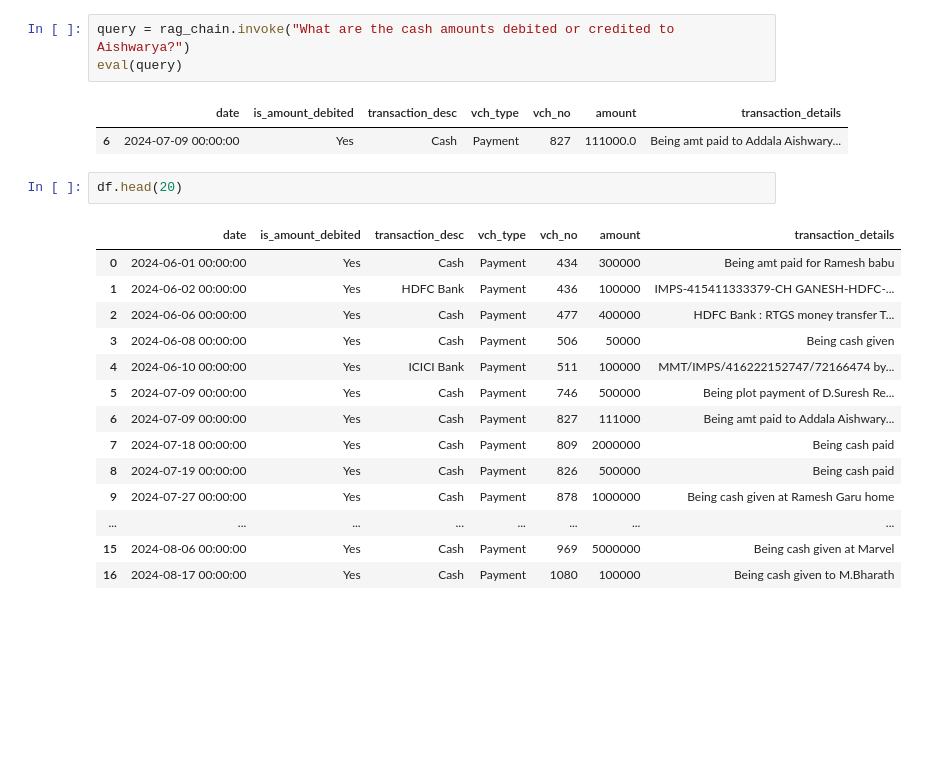
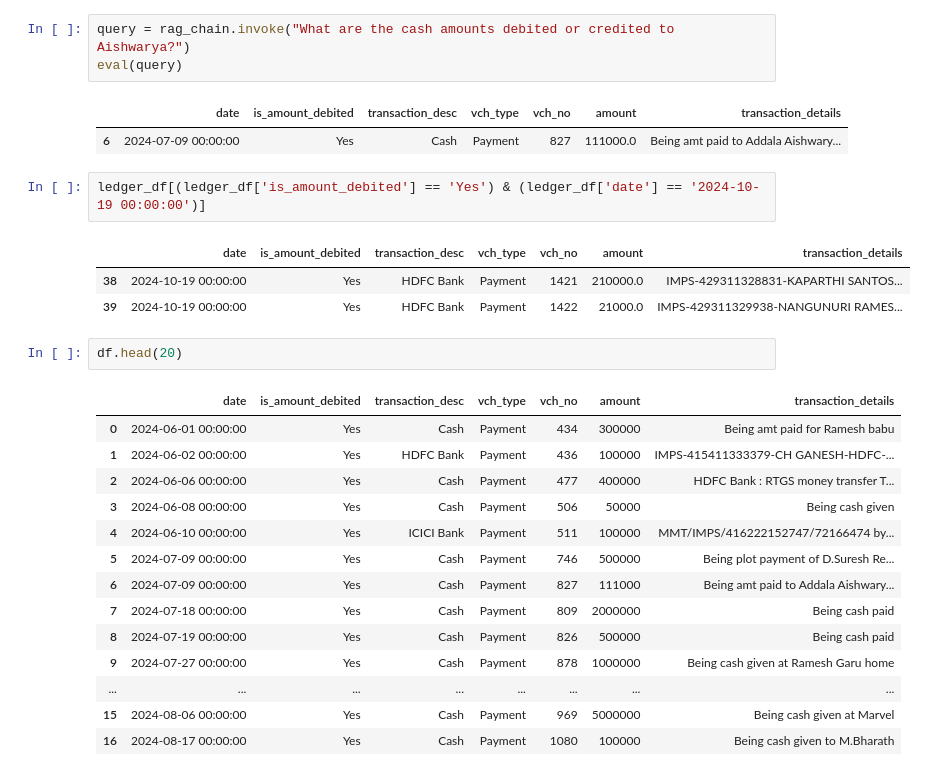
Before and after one commit to rishicarter/ledger_accounting, a Jupyter notebook: RAG_using_Langchain.ipynb, the cells around one changed output. Cells and saved outputs as stored; diff of their text form; blank space fills up the shorter version.

```diff
--- a/RAG_using_Langchain.ipynb
+++ b/RAG_using_Langchain.ipynb
@@ -342,6 +342,12 @@ eval(query)
 # %% [output]
 |  | date | is_amount_debited | transaction_desc | vch_type | vch_no | amount | transaction_details |
 | 6 | 2024-07-09 00:00:00 | Yes | Cash | Payment | 827 | 111000.0 | Being amt paid to Addala Aishwary... |
+# %%
+ledger_df[(ledger_df['is_amount_debited'] == 'Yes') & (ledger_df['date'] == '2024-10-19 00:00:00')]
+# %% [output]
+|  | date | is_amount_debited | transaction_desc | vch_type | vch_no | amount | transaction_details |
+| 38 | 2024-10-19 00:00:00 | Yes | HDFC Bank | Payment | 1421 | 210000.0 | IMPS-429311328831-KAPARTHI SANTOS... |
+| 39 | 2024-10-19 00:00:00 | Yes | HDFC Bank | Payment | 1422 | 21000.0 | IMPS-429311329938-NANGUNURI RAMES... |
 # %%
 df.head(20)
 # %% [output]
```
Also changed, not shown: parts of 4 cells of this notebook.
